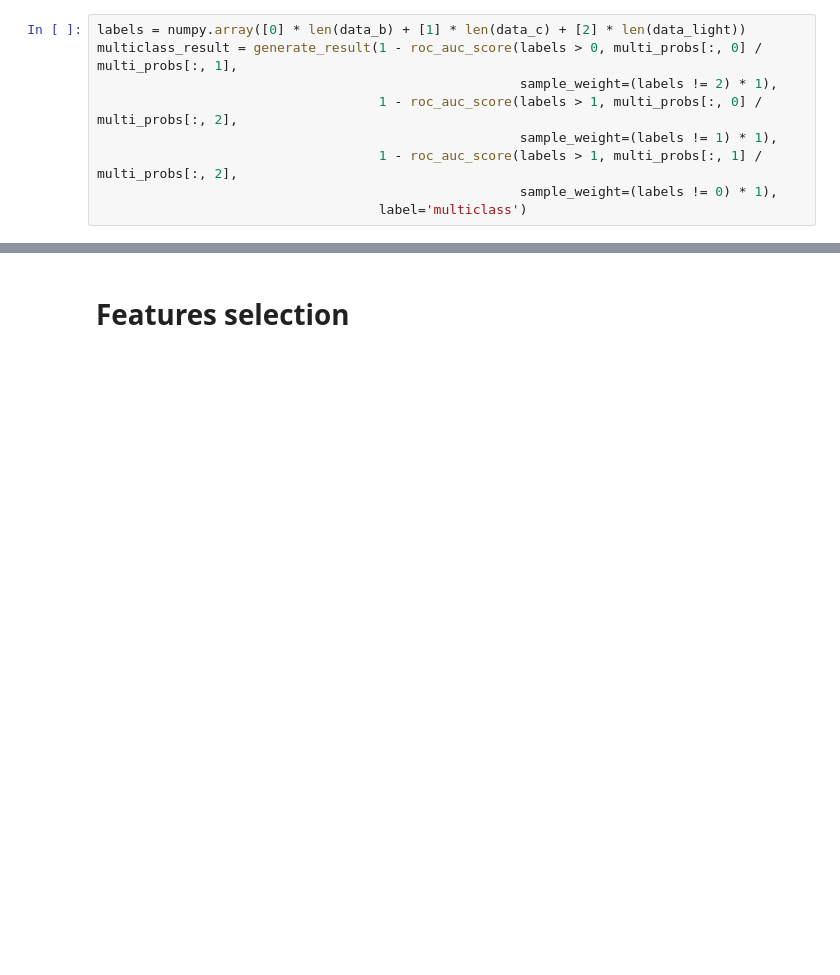
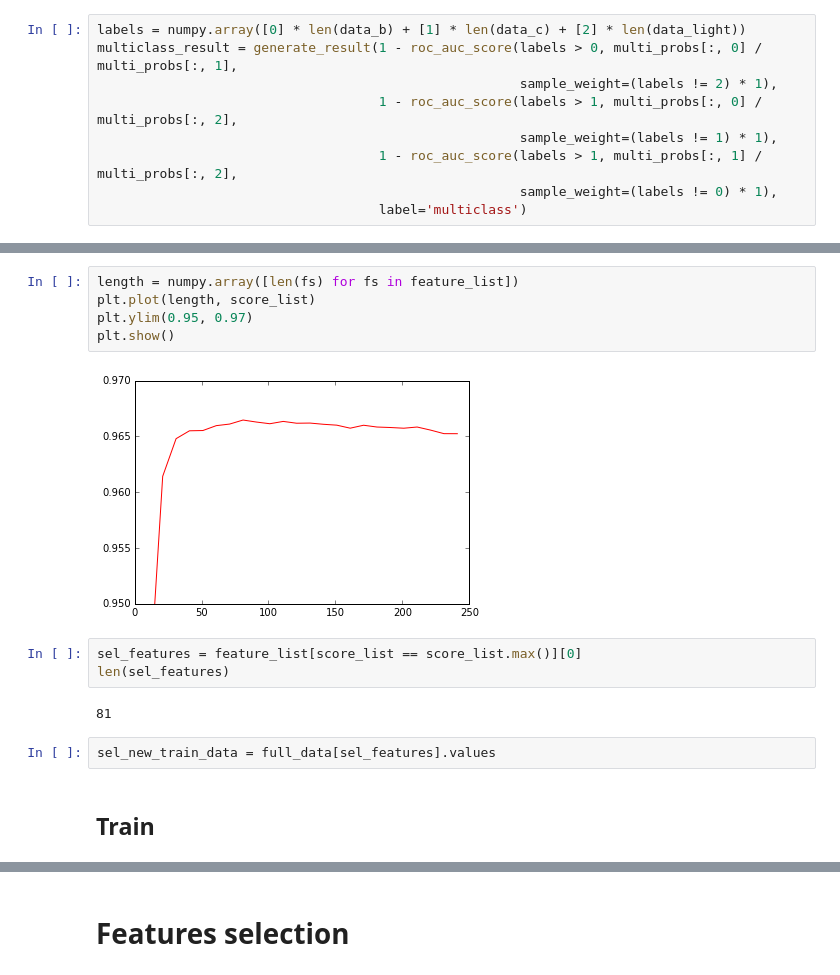
Before and after one commit to tlikhomanenko/jet_tagging_LHCb, a Jupyter notebook: jet-tagging.ipynb, the cells around one changed output, grey strips where cells are left out. Cells and saved outputs as stored; diff of their text form; blank space fills up the shorter version.

```diff
--- a/jet-tagging.ipynb
+++ b/jet-tagging.ipynb
@@ -338,0 +393,16 @@ result
+# %%
+length = numpy.array([len(fs) for fs in feature_list])
+plt.plot(length, score_list)
+plt.ylim(0.95, 0.97)
+plt.show()
+# %% [output]
+[figure, added]
+# %%
+sel_features = feature_list[score_list == score_list.max()][0]
+len(sel_features)
+# %% [output]
+81
+# %%
+sel_new_train_data = full_data[sel_features].values
+# %% [markdown]
+## Train
```
Also changed, not shown: parts of 134 cells of this notebook.
